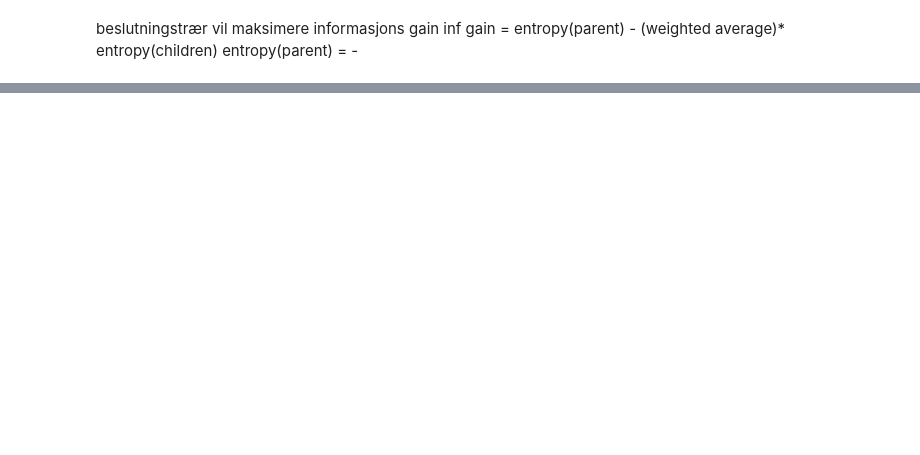
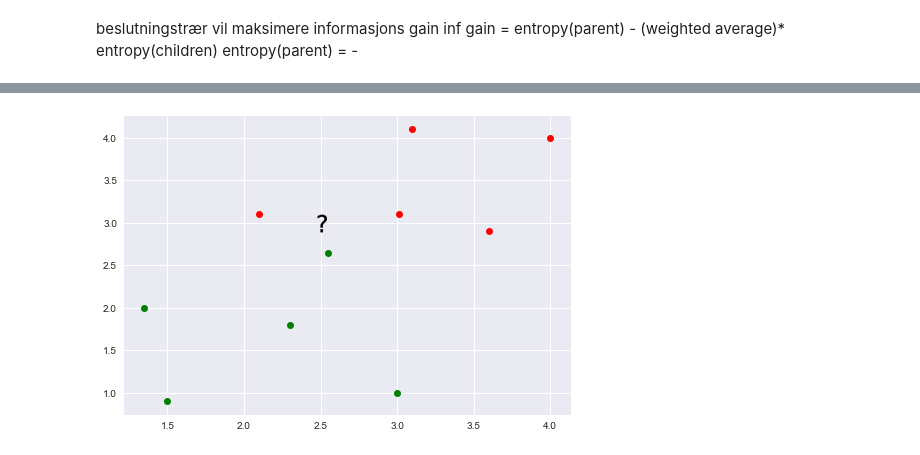
Before and after one commit to MarieRoald/MLkurs, a Jupyter notebook: notebooks/QuizExamples.ipynb, the cells around one changed output, grey strips where cells are left out. Cells and saved outputs as stored; diff of their text form; code cells hidden in the pictures; blank space fills up the shorter version.

```diff
--- a/notebooks/QuizExamples.ipynb
+++ b/notebooks/QuizExamples.ipynb
@@ -418,0 +580,14 @@ sum(f==0)
+# %%
+x1 = np.array([[3.01,3.1,4,3.6,2.1]]).T
+y1 = np.array([[3.1,4.1,4, 2.9,3.1]]).T
+
+x2 = np.array([[1.5,1.35,2.3,3,2.55]]).T
+y2 = np.array([[0.9,2.0 ,1.8,1,2.65]]).T
+
+figure()
+plot(x1,y1,'ro')
+plot(x2,y2,'go')
+scatter([2.5],[3.0],c='k',s=300,marker='$?$')
+show()
+# %% [output]
+[figure, added]
```
Also changed, not shown: parts of 17 cells of this notebook, 12 other files.
